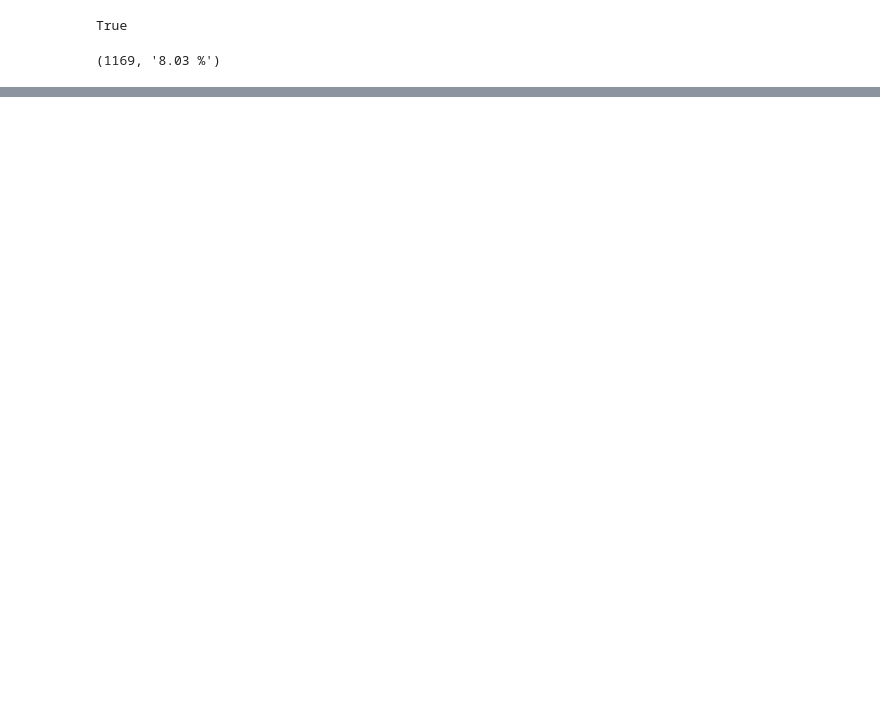
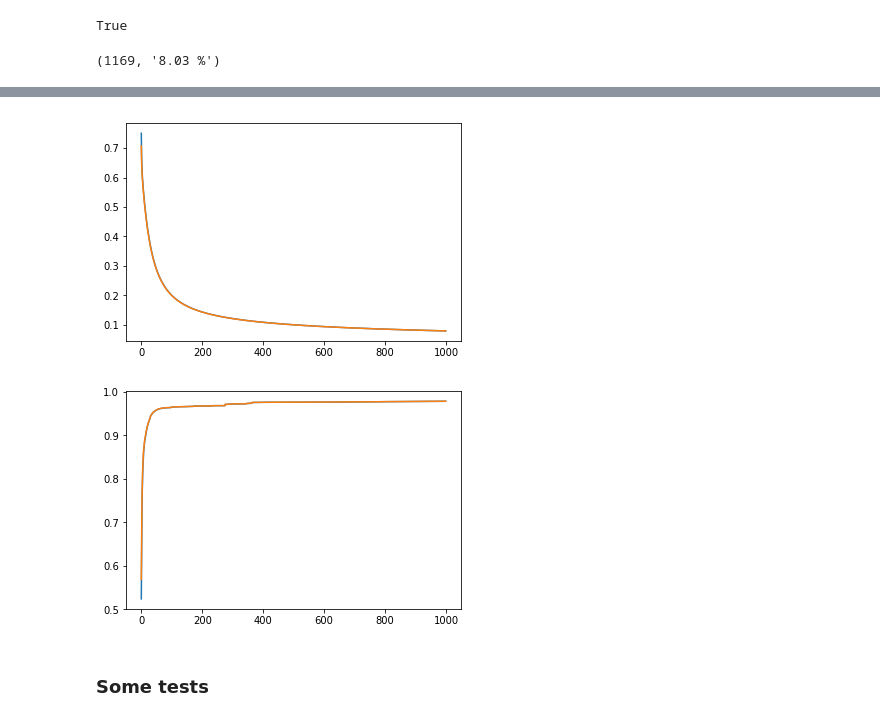
Before and after one commit to LouisGerard/Eisner, a Jupyter notebook: Eisner.ipynb, the cells around one changed output, grey strips where cells are left out. Cells and saved outputs as stored; diff of their text form; code cells hidden in the pictures; blank space fills up the shorter version.

```diff
--- a/Eisner.ipynb
+++ b/Eisner.ipynb
@@ -300,10 +84,0 @@ label, prediction[i+2], prediction[:2]
-# %%
-sentence = np.array(sentences[3])
-for s in sentence:
-    print(s)
-    x, _ = create_example(s, sentence[int(s[governor_i])])
-    prediction = model.predict(x.reshape(1, -1))[0]
-
-    i = np.argmax(prediction[2:])
-    label = onehot_2_label[i]
-    print(label, prediction[i+2], prediction[:2], '\n')
@@ -334,3 +84,0 @@ Now we have our model, we can use it to create the dependency parsing itself wit
-# %%
-sentence = np.array(sentences[3])
-pd.DataFrame(sentence)
@@ -717,0 +297,4 @@ counter_p, '%.2f %%' % (counter_p / len(sentences) * 100)
+# %%
+x, y = create_dataset(sentences)
+x_train, x_test, y_train, y_test = train_test_split(x, y, test_size=0.3)
+x.shape, y.shape
@@ -717,0 +303,6 @@ counter_p, '%.2f %%' % (counter_p / len(sentences) * 100)
+# %%
+model2 = keras.models.Sequential()
+model2.add(keras.layers.Dense(39, activation='sigmoid', input_dim=37))
+
+model2.compile('sgd', 'binary_crossentropy', metrics=['accuracy'])
+model2.summary()
@@ -717,0 +319,16 @@ counter_p, '%.2f %%' % (counter_p / len(sentences) * 100)
+# %%
+h = model2.fit(x_train, y_train, epochs=1000, batch_size=1024, validation_data=(x_test, y_test), verbose=0, callbacks=[tensorboard])
+
+x_plt = np.arange(len(h.history['loss']))
+plt.plot(x_plt, h.history['loss'], label='train')
+plt.plot(x_plt, h.history['val_loss'], label='test')
+plt.show()
+
+plt.plot(x_plt, h.history['acc'], label='train')
+plt.plot(x_plt, h.history['val_acc'], label='test')
+plt.show()
+# %% [output]
+[figure, added]
+[figure, added]
+# %% [markdown]
+### Some tests
```
Also changed, not shown: parts of 76 cells of this notebook, 1 other file.
